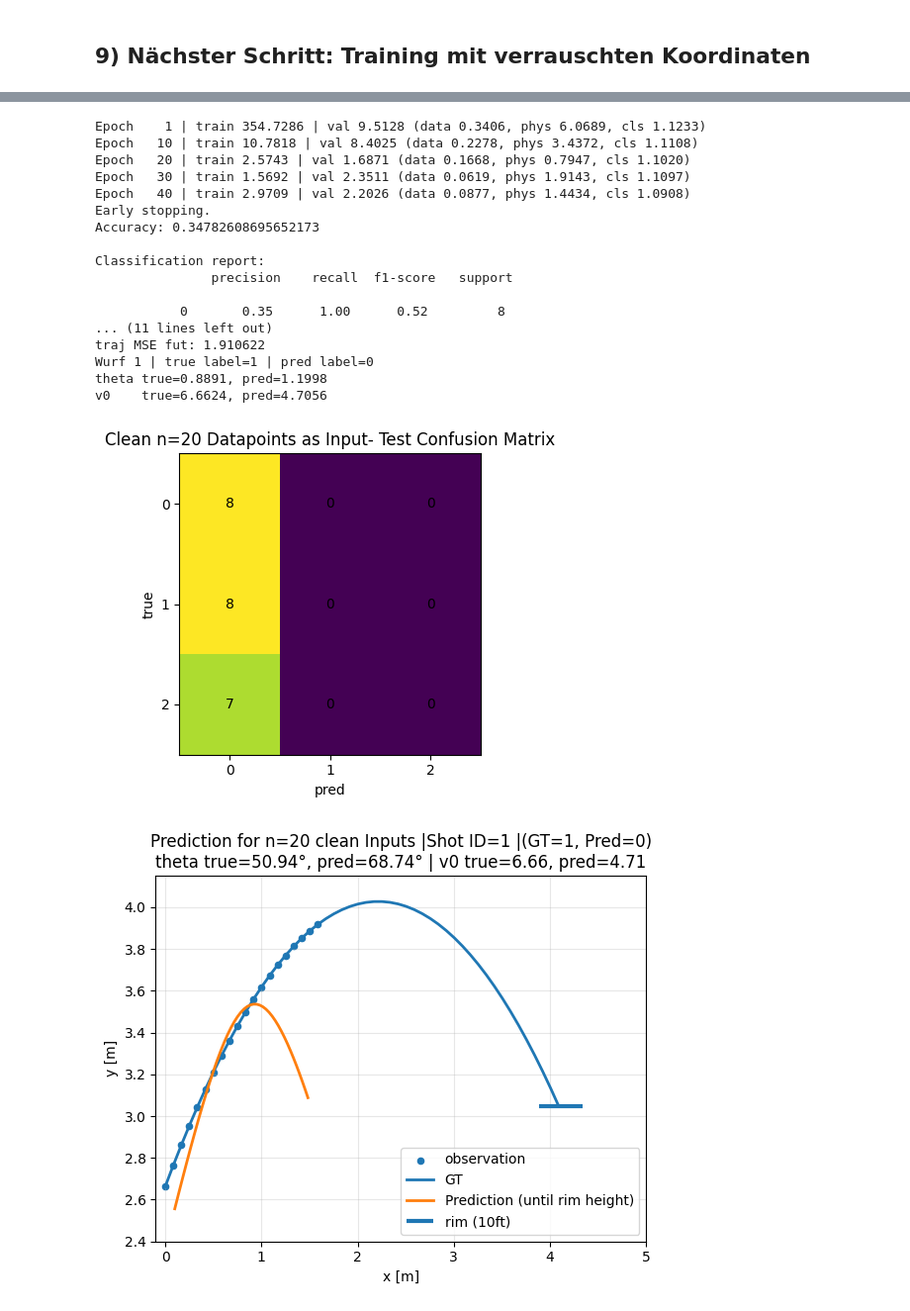
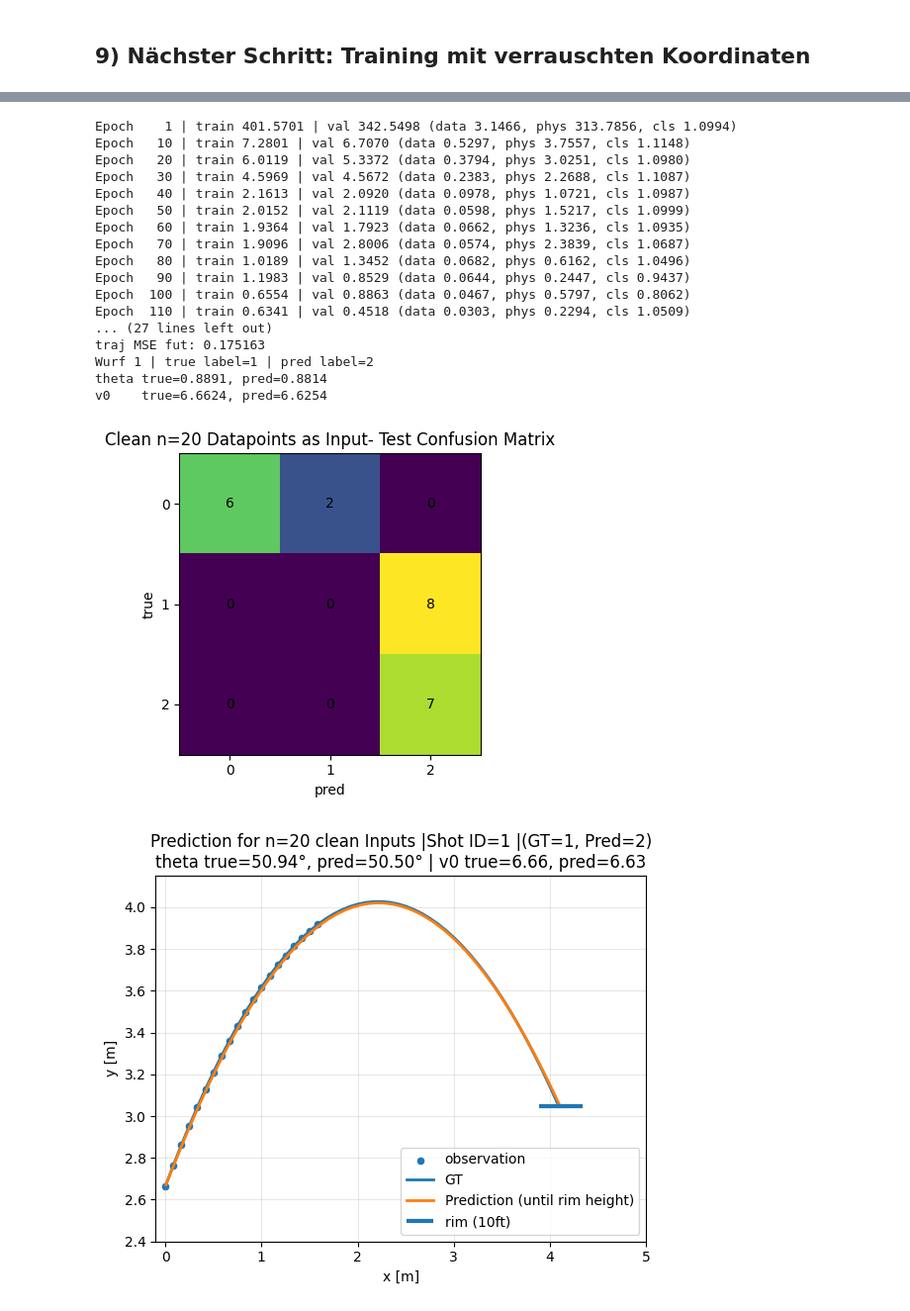
Before and after one commit to lucaa-smn/BA-Thesis, a Jupyter notebook: AmortizedPINN.ipynb, the cells around one changed output, grey strips where cells are left out. Shown at 99% size. Cells and saved outputs as stored; diff of their text form; code cells hidden in the pictures.

```diff
--- a/AmortizedPINN.ipynb
+++ b/AmortizedPINN.ipynb
@@ -196,7 +196,7 @@ train_ds = FreeThrowDataset(df, train_ids, n_obs=n_obs, use_noisy=False)
 val_ds   = FreeThrowDataset(df, val_ids,   n_obs=n_obs, use_noisy=False)
 test_ds  = FreeThrowDataset(df, test_ids,  n_obs=n_obs, use_noisy=False)
 
-train_loader = DataLoader(train_ds, batch_size=32, shuffle=True, collate_fn=collate_fn)
+train_loader = DataLoader(train_ds, batch_size=64, shuffle=True, collate_fn=collate_fn)
 val_loader   = DataLoader(val_ds,   batch_size=64, shuffle=False, collate_fn=collate_fn)
 test_loader  = DataLoader(test_ds,  batch_size=64, shuffle=False, collate_fn=collate_fn)
 
@@ -608,7 +608,7 @@ def run_epoch(loader, model, optimizer=None, **loss_kwargs):
         meters[k] /= max(n_batches,1)
     return meters
 
-def train_model(model, train_loader, val_loader, epochs=200, lr=2e-3, patience=25, **loss_kwargs):
+def train_model(model, train_loader, val_loader, epochs=800, lr=2e-3, patience=50, **loss_kwargs):
     optimizer = torch.optim.Adam(model.parameters(), lr=lr)
     best = float("inf")
     best_state = None
@@ -644,9 +644,9 @@ history = train_model(
     model,
     train_loader,
     val_loader,
-    epochs=200,
+    epochs=800,
     lr=2e-3,
-    patience=25,
+    patience=50,
     n_col=64,
     w_data=5.0,
     w_phys=1.0,
@@ -1173,56 +1178,56 @@ val_ds_clean20 = FreeThrowDataset(df, val_ids, n_obs=20, use_noisy=False)
 test_ds_clean20 = FreeThrowDataset(df, test_ids, n_obs=20, use_noisy=False)
 
 train_loader20 = DataLoader(
-    train_ds_clean20, batch_size=32, shuffle=True, collate_fn=collate_fn
+    train_ds_clean20, batch_size=64, shuffle=True, collate_fn=collate_fn
 )
 val_loader20 = DataLoader(
     val_ds_clean20, batch_size=64, shuffle=False, collate_fn=collate_fn
 )
 test_loader20 = DataLoader(
     test_ds_clean20, batch_size=64, shuffle=False, collate_fn=collate_fn
 )
 
 model_clean_20 = AmortizedPINNClassifier(num_classes=int(df["label"].nunique())).to(device)
 
 history_20 = train_model(
     model_clean_20,
     train_loader20,
     val_loader20,
-    epochs=200,
+    epochs=800,
     lr=2e-3,
-    patience=25,
+    patience=50,
     n_col=64,
     w_data=5.0,
     w_phys=1.0,
     w_ic=10.0,
     w_cls=0.01,
 )
 
 evaluate(test_loader20, model_clean_20, titel="Clean n=20 Datapoints as Input- Test Confusion Matrix")
 
 demo_reconstruction(
     model_clean_20, test_ds_clean20, n_obs=20, idx=0
 )
 # %% [output]
-Epoch    1 | train 354.7286 | val 9.5128 (data 0.3406, phys 6.0689, cls 1.1233)
-Epoch   10 | train 10.7818 | val 8.4025 (data 0.2278, phys 3.4372, cls 1.1108)
-Epoch   20 | train 2.5743 | val 1.6871 (data 0.1668, phys 0.7947, cls 1.1020)
-Epoch   30 | train 1.5692 | val 2.3511 (data 0.0619, phys 1.9143, cls 1.1097)
-Epoch   40 | train 2.9709 | val 2.2026 (data 0.0877, phys 1.4434, cls 1.0908)
-Early stopping.
-Accuracy: 0.34782608695652173
-
-Classification report:
-               precision    recall  f1-score   support
-
-           0       0.35      1.00      0.52         8
-... (11 lines left out)
-traj MSE fut: 1.910622
-Wurf 1 | true label=1 | pred label=0
-theta true=0.8891, pred=1.1998
-v0    true=6.6624, pred=4.7056
+Epoch    1 | train 401.5701 | val 342.5498 (data 3.1466, phys 313.7856, cls 1.0994)
+Epoch   10 | train 7.2801 | val 6.7070 (data 0.5297, phys 3.7557, cls 1.1148)
+Epoch   20 | train 6.0119 | val 5.3372 (data 0.3794, phys 3.0251, cls 1.0980)
+Epoch   30 | train 4.5969 | val 4.5672 (data 0.2383, phys 2.2688, cls 1.1087)
+Epoch   40 | train 2.1613 | val 2.0920 (data 0.0978, phys 1.0721, cls 1.0987)
+Epoch   50 | train 2.0152 | val 2.1119 (data 0.0598, phys 1.5217, cls 1.0999)
+Epoch   60 | train 1.9364 | val 1.7923 (data 0.0662, phys 1.3236, cls 1.0935)
+Epoch   70 | train 1.9096 | val 2.8006 (data 0.0574, phys 2.3839, cls 1.0687)
+Epoch   80 | train 1.0189 | val 1.3452 (data 0.0682, phys 0.6162, cls 1.0496)
+Epoch   90 | train 1.1983 | val 0.8529 (data 0.0644, phys 0.2447, cls 0.9437)
+Epoch  100 | train 0.6554 | val 0.8863 (data 0.0467, phys 0.5797, cls 0.8062)
+Epoch  110 | train 0.6341 | val 0.4518 (data 0.0303, phys 0.2294, cls 1.0509)
+... (27 lines left out)
+traj MSE fut: 0.175163
+Wurf 1 | true label=1 | pred label=2
+theta true=0.8891, pred=0.8814
+v0    true=6.6624, pred=6.6254
-[figure, old version]
+[figure, new version]
-[figure, old version]
+[figure, new version]
 # %%
 train_ds_noisy = FreeThrowDataset(df, train_ids, n_obs=10, use_noisy=True)
 val_ds_noisy = FreeThrowDataset(df, val_ids, n_obs=10, use_noisy=True)
```
Also changed, not shown: parts of 10 cells of this notebook, 1 other file.
